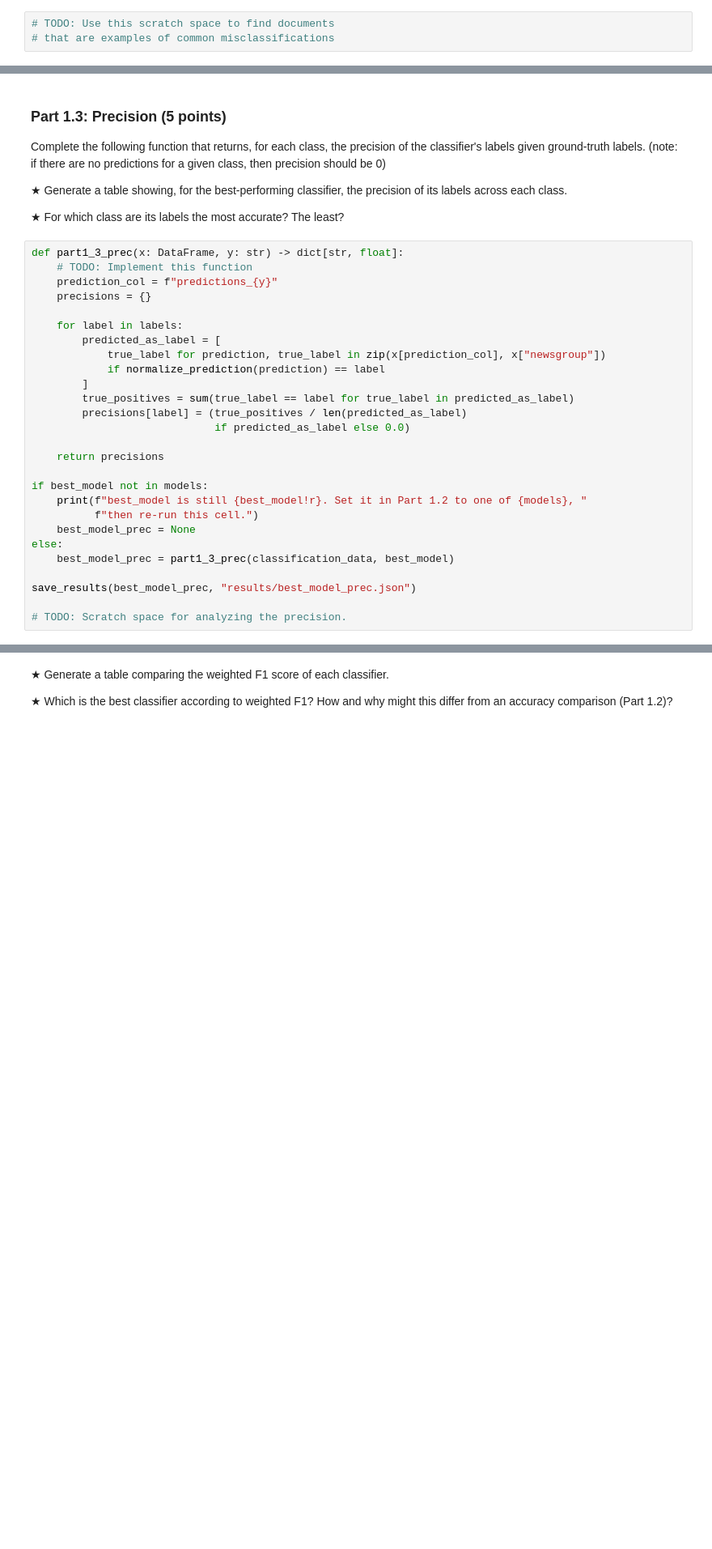
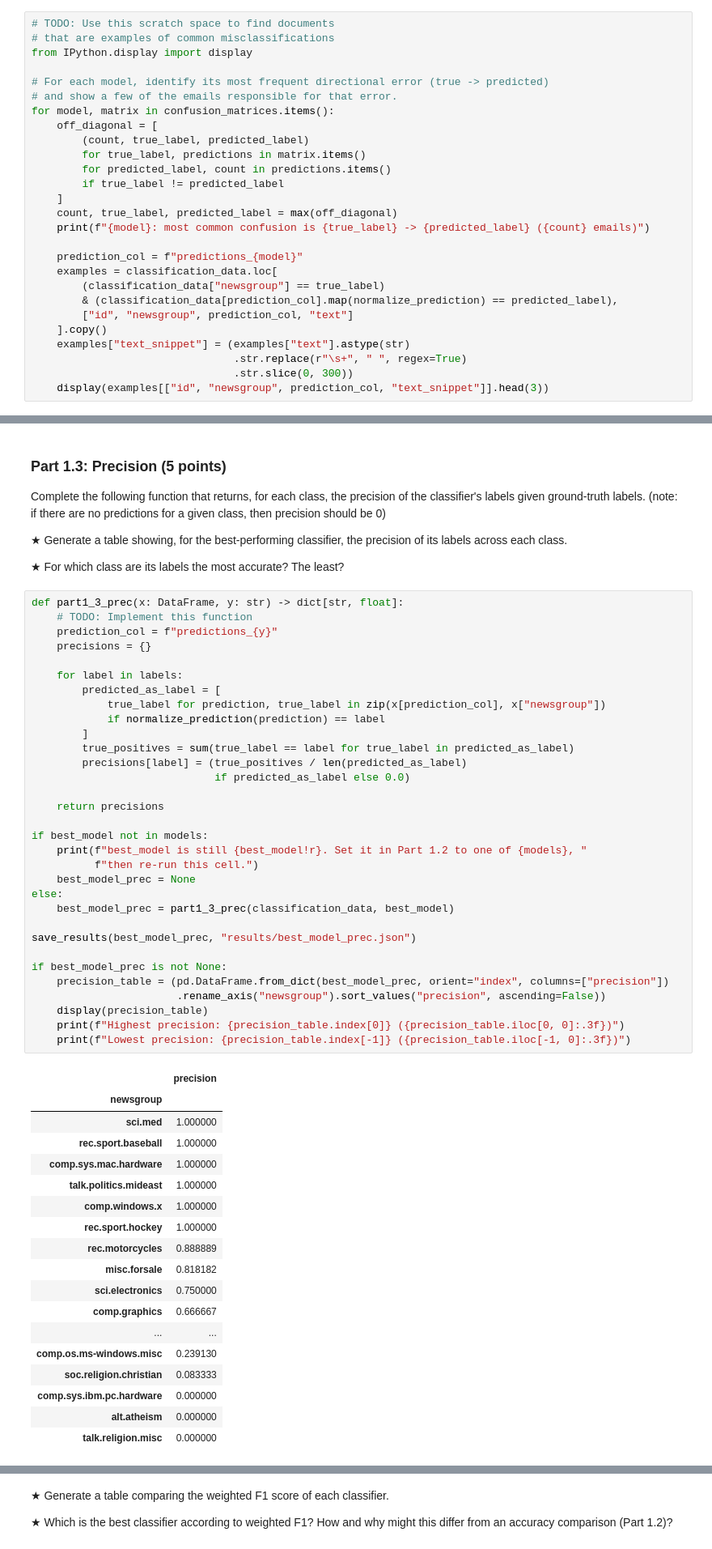
Before and after one commit to WjNaG2/SI140-RedEnvelope, a Jupyter notebook: HW1.ipynb, the cells around one changed output, grey strips where cells are left out. Shown at 81% size. Cells and saved outputs as stored; diff of their text form; blank space fills up the shorter version.

```diff
--- a/HW1.ipynb
+++ b/HW1.ipynb
@@ -382,3 +380,27 @@ for model in models:
 # %%
 # TODO: Use this scratch space to find documents
 # that are examples of common misclassifications
+from IPython.display import display
+
+# For each model, identify its most frequent directional error (true -> predicted)
+# and show a few of the emails responsible for that error.
+for model, matrix in confusion_matrices.items():
+    off_diagonal = [
+        (count, true_label, predicted_label)
+        for true_label, predictions in matrix.items()
+        for predicted_label, count in predictions.items()
+        if true_label != predicted_label
+    ]
+    count, true_label, predicted_label = max(off_diagonal)
+    print(f"{model}: most common confusion is {true_label} -> {predicted_label} ({count} emails)")
+
+    prediction_col = f"predictions_{model}"
+    examples = classification_data.loc[
+        (classification_data["newsgroup"] == true_label)
+        & (classification_data[prediction_col].map(normalize_prediction) == predicted_label),
+        ["id", "newsgroup", prediction_col, "text"]
+    ].copy()
+    examples["text_snippet"] = (examples["text"].astype(str)
+                                .str.replace(r"\s+", " ", regex=True)
+                                .str.slice(0, 300))
+    display(examples[["id", "newsgroup", prediction_col, "text_snippet"]].head(3))
@@ -428,27 +471,51 @@ Complete the following function that returns, for each class, the precision of t
 # %%
 def part1_3_prec(x: DataFrame, y: str) -> dict[str, float]:
     # TODO: Implement this function
     prediction_col = f"predictions_{y}"
     precisions = {}
 
     for label in labels:
         predicted_as_label = [
             true_label for prediction, true_label in zip(x[prediction_col], x["newsgroup"])
             if normalize_prediction(prediction) == label
         ]
         true_positives = sum(true_label == label for true_label in predicted_as_label)
         precisions[label] = (true_positives / len(predicted_as_label)
                              if predicted_as_label else 0.0)
 
     return precisions
 
 if best_model not in models:
     print(f"best_model is still {best_model!r}. Set it in Part 1.2 to one of {models}, "
           f"then re-run this cell.")
     best_model_prec = None
 else:
     best_model_prec = part1_3_prec(classification_data, best_model)
 
 save_results(best_model_prec, "results/best_model_prec.json")
 
-# TODO: Scratch space for analyzing the precision.
+if best_model_prec is not None:
+    precision_table = (pd.DataFrame.from_dict(best_model_prec, orient="index", columns=["precision"])
+                       .rename_axis("newsgroup").sort_values("precision", ascending=False))
+    display(precision_table)
+    print(f"Highest precision: {precision_table.index[0]} ({precision_table.iloc[0, 0]:.3f})")
+    print(f"Lowest precision: {precision_table.index[-1]} ({precision_table.iloc[-1, 0]:.3f})")
+# %% [output]
+|  | precision |
+| newsgroup |  |
+| sci.med | 1.000000 |
+| rec.sport.baseball | 1.000000 |
+| comp.sys.mac.hardware | 1.000000 |
+| talk.politics.mideast | 1.000000 |
+| comp.windows.x | 1.000000 |
+| rec.sport.hockey | 1.000000 |
+| rec.motorcycles | 0.888889 |
+| misc.forsale | 0.818182 |
+| sci.electronics | 0.750000 |
+| comp.graphics | 0.666667 |
+| ... | ... |
+| comp.os.ms-windows.misc | 0.239130 |
+| soc.religion.christian | 0.083333 |
+| comp.sys.ibm.pc.hardware | 0.000000 |
+| alt.atheism | 0.000000 |
+| talk.religion.misc | 0.000000 |
```
Also changed, not shown: parts of 6 cells of this notebook.
